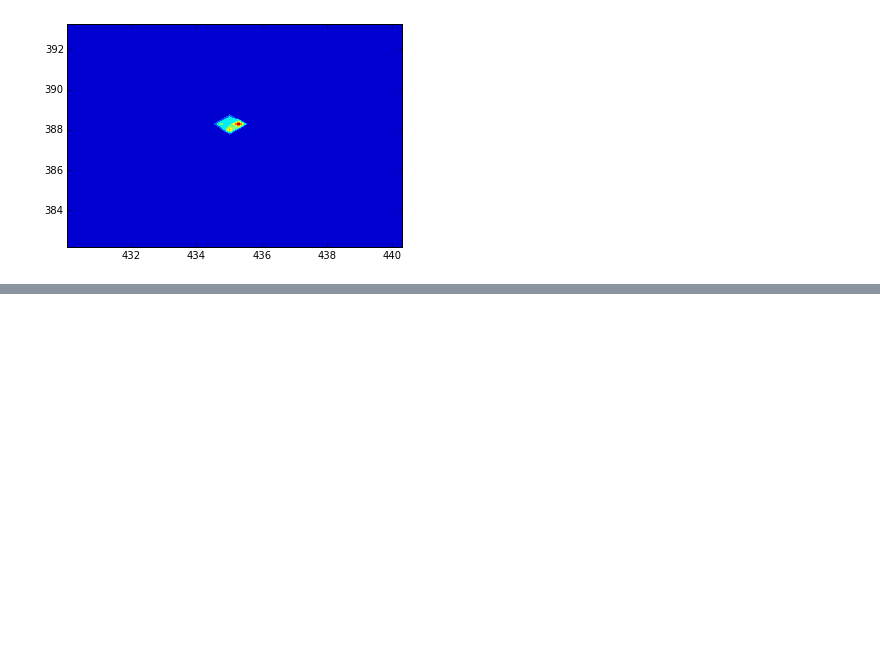
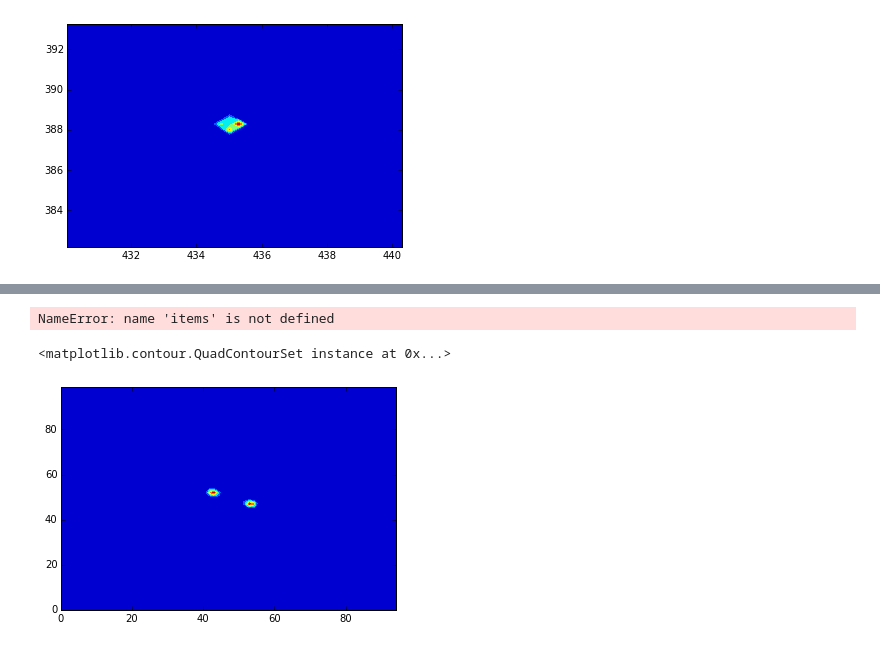
Before and after one commit to donzpixelz/psychic, a Jupyter notebook: cgi-bin/Psych Development.ipynb, the cells around one changed output, grey strips where cells are left out. Cells and saved outputs as stored; diff of their text form; code cells hidden in the pictures; blank space fills up the shorter version.

```diff
--- a/cgi-bin/Psych Development.ipynb
+++ b/cgi-bin/Psych Development.ipynb
@@ -196,0 +224,23 @@ plt.contourf(X,Y,Z)
+# %%
+import matplotlib.pyplot as plt
+%matplotlib inline
+import numpy as np
+done = np.array([[432481.664593,382013.663893],[435196.212266,387804.801841]])
+coords = np.array([[it.east,it.north] for it in items])
+plt.plot(coords[:,0],coords[:,1],'x')
+plt.plot(done[:,0],done[:,1],'o')
+for i in range(2):
+    circle1=plt.Circle((done[i][0],done[i][1]),4200,fill=False)
+    plt.gcf().gca().add_artist(circle1)
+plt.axes().set_aspect('equal', 'datalim')
+for c,e in zip(coords,entropy):
+    plt.axes().annotate('%0.2f' % e,c)
+# %% [output]
+NameError: name 'items' is not defined
+# %%
+import matplotlib.pyplot as plt
+%matplotlib inline
+plt.contourf(p)
+# %% [output]
+<matplotlib.contour.QuadContourSet instance at 0x...>
+[figure, added]
```
Also changed, not shown: parts of 6 cells of this notebook, 11 other files.
